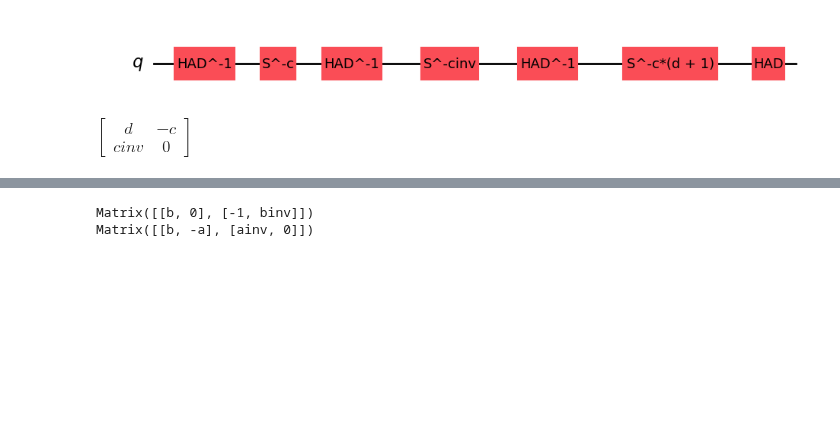
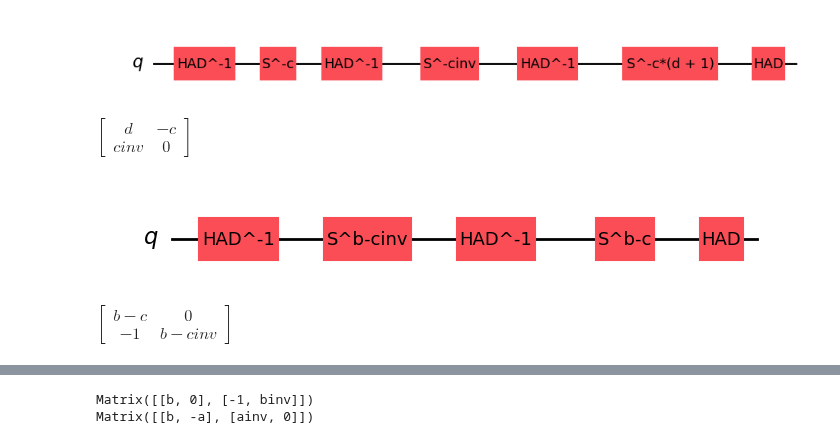
Before and after one commit to SarahMMMLi/QuditClifford, a Jupyter notebook: notebooks/BoxRelation-Soundness.ipynb, the cells around one changed output, grey strips where cells are left out. Cells and saved outputs as stored; diff of their text form; code cells hidden in the pictures; blank space fills up the shorter version.

```diff
--- a/notebooks/BoxRelation-Soundness.ipynb
+++ b/notebooks/BoxRelation-Soundness.ipynb
@@ -290,0 +381,19 @@ def symbolic_inverse(x):
+# %%
+b, c = symbols("b c")
+
+symbolic_inverse(b)
+# binv
+
+symbolic_inverse(3*b)
+# 3**(-1) * binv
+
+symbolic_inverse(-1)
+
+symbolic_inverse(-b)
+# (-1)**(-1) * binv  → simplifies to -1*binv
+
+symbolic_inverse(b - c)
+# (b - c)**(-1)
+
+symbolic_inverse(2*b + 3*c)
+# (2*b + 3*c)**(-1)
@@ -454,3 +584,27 @@ Acd_reduce
 # %% [output]
 [figure]
 $\displaystyle \left[\begin{matrix}d & - c\\cinv & 0\end{matrix}\right]$
+# %%
+a = symbols("a")
+b = symbols("b")
+c = symbols("c")
+d = symbols("d")
+bminusc = symbols("b-c")
+A0_bminusc = instantiate_A_box(0, bminusc, 0, 1, 23)
+A0_bminusc_reduce = dizx.symplectic.reduce_matrix(A0_bminusc.to_symplectic_matrix(),[(bminusc,symbolic_inverse(bminusc))])
+A0_bminusc_reduce
+display(A0_bminusc.draw())
+# %% [output]
+[figure, added]
+# %%
+b = symbols("b")
+c = symbols("c")
+bminusc = symbols("b-c")
+m = dizx.Circuit(qudit_amount=1, dim=23)
+m += HAD(0)**-1 + S(0)**(symbolic_inverse(bminusc)) + HAD(0)**-1 + S(0)**(bminusc) + HAD(0)
+m.to_symplectic_matrix()
+m_reduce = dizx.symplectic.reduce_matrix(m.to_symplectic_matrix(),[(bminusc,symbolic_inverse(bminusc))])
+m_reduce
+# m.to_symplectic_matrix()
+# %% [output]
+$\displaystyle \left[\begin{matrix}b-c & 0\\-1 & b-cinv\end{matrix}\right]$
```
Also changed, not shown: parts of 10 cells of this notebook.
